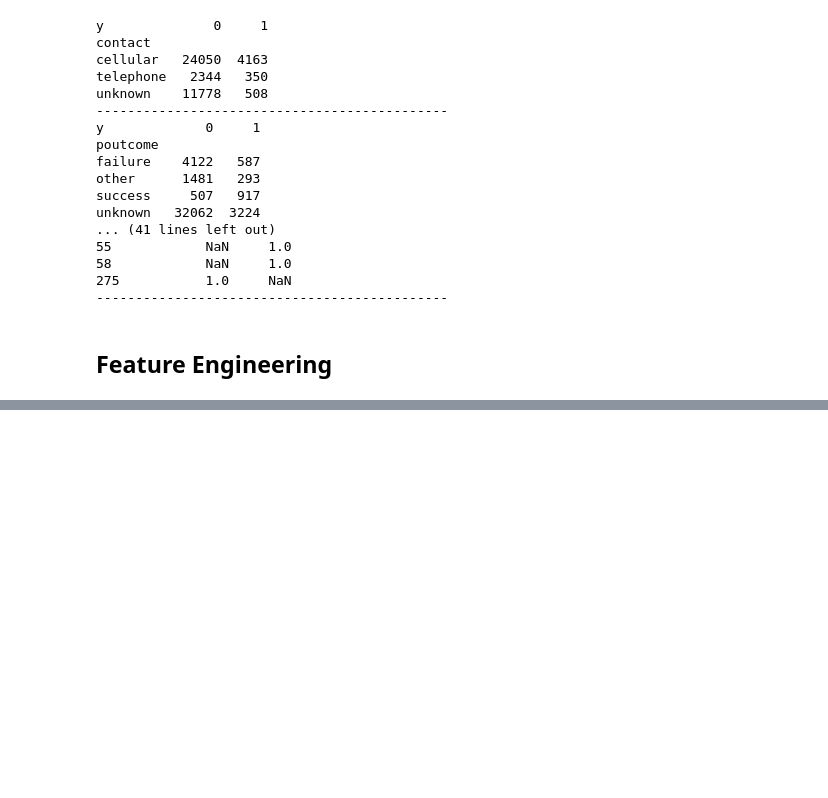
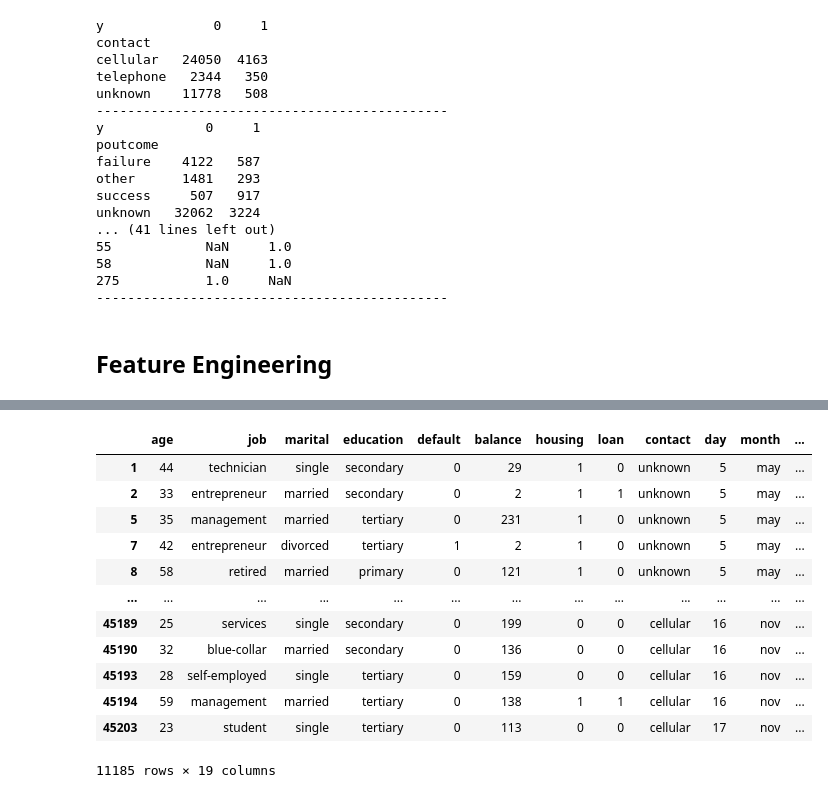
Before and after one commit to jreid94/schulich_data_science, a Jupyter notebook: Data Science 2/Assignments/A1.ipynb, the cells around one changed output, grey strips where cells are left out. Saved outputs shown, nothing was run; the diff lists cells and outputs as text; code cells hidden in the pictures; blank space fills up the shorter version.

```diff
--- a/Data Science 2/Assignments/A1.ipynb
+++ b/Data Science 2/Assignments/A1.ipynb
@@ -407,0 +455,16 @@ unknown   32062  3224
+# %%
+train[(train['balance'] > 0) & (train['balance'] < 300)]
+# %% [output]
+|  | age | job | marital | education | default | balance | housing | loan | contact | day | month | ... |
+| 1 | 44 | technician | single | secondary | 0 | 29 | 1 | 0 | unknown | 5 | may | ... |
+| 2 | 33 | entrepreneur | married | secondary | 0 | 2 | 1 | 1 | unknown | 5 | may | ... |
+| 5 | 35 | management | married | tertiary | 0 | 231 | 1 | 0 | unknown | 5 | may | ... |
+| 7 | 42 | entrepreneur | divorced | tertiary | 1 | 2 | 1 | 0 | unknown | 5 | may | ... |
+| 8 | 58 | retired | married | primary | 0 | 121 | 1 | 0 | unknown | 5 | may | ... |
+| ... | ... | ... | ... | ... | ... | ... | ... | ... | ... | ... | ... | ... |
+| 45189 | 25 | services | single | secondary | 0 | 199 | 0 | 0 | cellular | 16 | nov | ... |
+| 45190 | 32 | blue-collar | married | secondary | 0 | 136 | 0 | 0 | cellular | 16 | nov | ... |
+| 45193 | 28 | self-employed | single | tertiary | 0 | 159 | 0 | 0 | cellular | 16 | nov | ... |
+| 45194 | 59 | management | married | tertiary | 0 | 138 | 1 | 1 | cellular | 16 | nov | ... |
+| 45203 | 23 | student | single | tertiary | 0 | 113 | 0 | 0 | cellular | 17 | nov | ... |
+11185 rows × 19 columns
```
Also changed, not shown: parts of 35 cells of this notebook.
